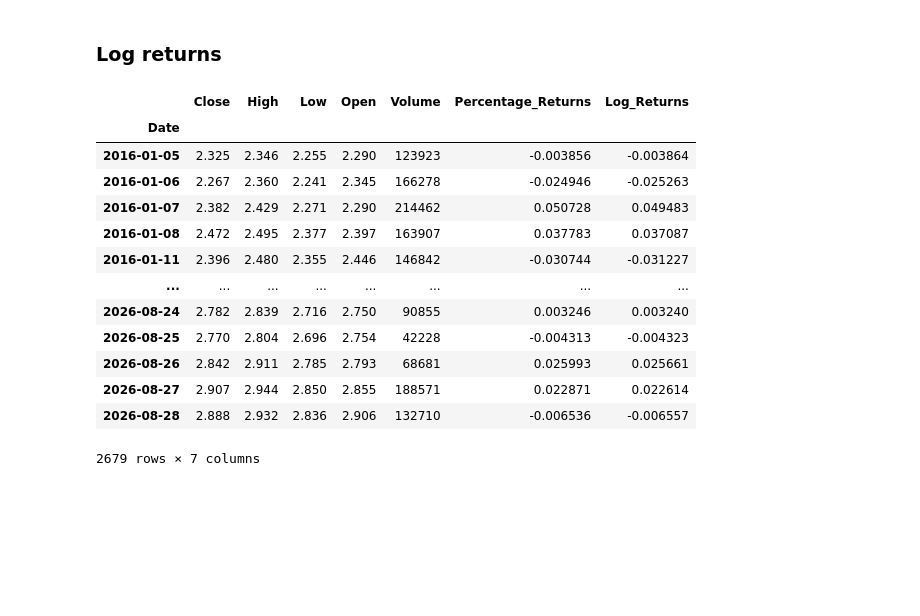
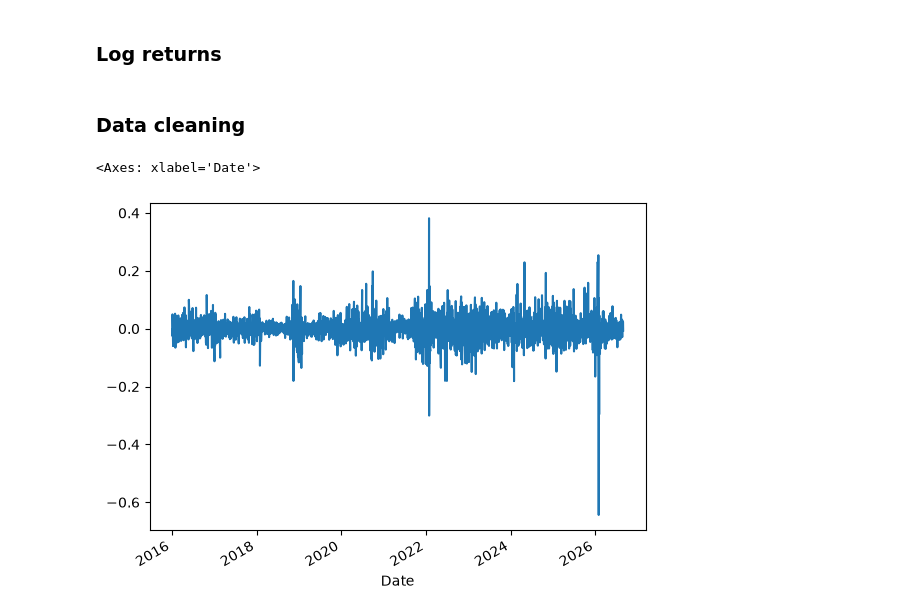
Before and after one commit to IanJ1998/Ian, a Jupyter notebook: CommodityProject/SystemicRiskCopulaProject/dataPreparation/YahooCommodityData.ipynb, the cells around one changed output. Drawn from its saved outputs; the diff is of its cells as text; code cells hidden in the pictures; blank space fills up the shorter version.

```diff
--- a/CommodityProject/SystemicRiskCopulaProject/dataPreparation/YahooCommodityData.ipynb
+++ b/CommodityProject/SystemicRiskCopulaProject/dataPreparation/YahooCommodityData.ipynb
@@ -48,20 +48,10 @@ try:
         df.drop(df.index[0], inplace=True)
 except Exception as e:
     pass
-# %%
-df_ng
-# %% [output]
-|  | Close | High | Low | Open | Volume | Percentage_Returns | Log_Returns |
-| Date |  |  |  |  |  |  |  |
-| 2016-01-05 | 2.325 | 2.346 | 2.255 | 2.290 | 123923 | -0.003856 | -0.003864 |
-| 2016-01-06 | 2.267 | 2.360 | 2.241 | 2.345 | 166278 | -0.024946 | -0.025263 |
-| 2016-01-07 | 2.382 | 2.429 | 2.271 | 2.290 | 214462 | 0.050728 | 0.049483 |
-| 2016-01-08 | 2.472 | 2.495 | 2.377 | 2.397 | 163907 | 0.037783 | 0.037087 |
-| 2016-01-11 | 2.396 | 2.480 | 2.355 | 2.446 | 146842 | -0.030744 | -0.031227 |
-| ... | ... | ... | ... | ... | ... | ... | ... |
-| 2026-08-24 | 2.782 | 2.839 | 2.716 | 2.750 | 90855 | 0.003246 | 0.003240 |
-| 2026-08-25 | 2.770 | 2.804 | 2.696 | 2.754 | 42228 | -0.004313 | -0.004323 |
-| 2026-08-26 | 2.842 | 2.911 | 2.785 | 2.793 | 68681 | 0.025993 | 0.025661 |
-| 2026-08-27 | 2.907 | 2.944 | 2.850 | 2.855 | 188571 | 0.022871 | 0.022614 |
-| 2026-08-28 | 2.888 | 2.932 | 2.836 | 2.906 | 132710 | -0.006536 | -0.006557 |
-2679 rows × 7 columns
+# %% [markdown]
+### Data cleaning
+# %%
+df_ng['Log_Returns'].plot()
+# %% [output]
+<Axes: xlabel='Date'>
+[figure, added]
```
Also changed, not shown: parts of 3 cells of this notebook.
